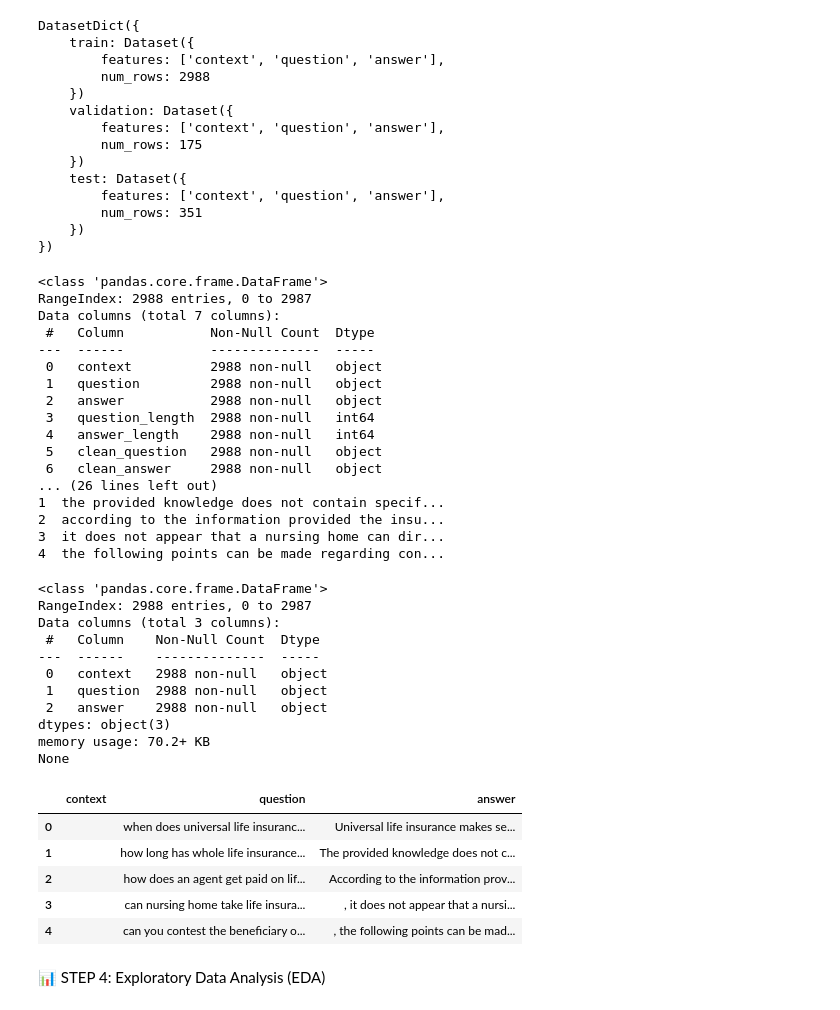
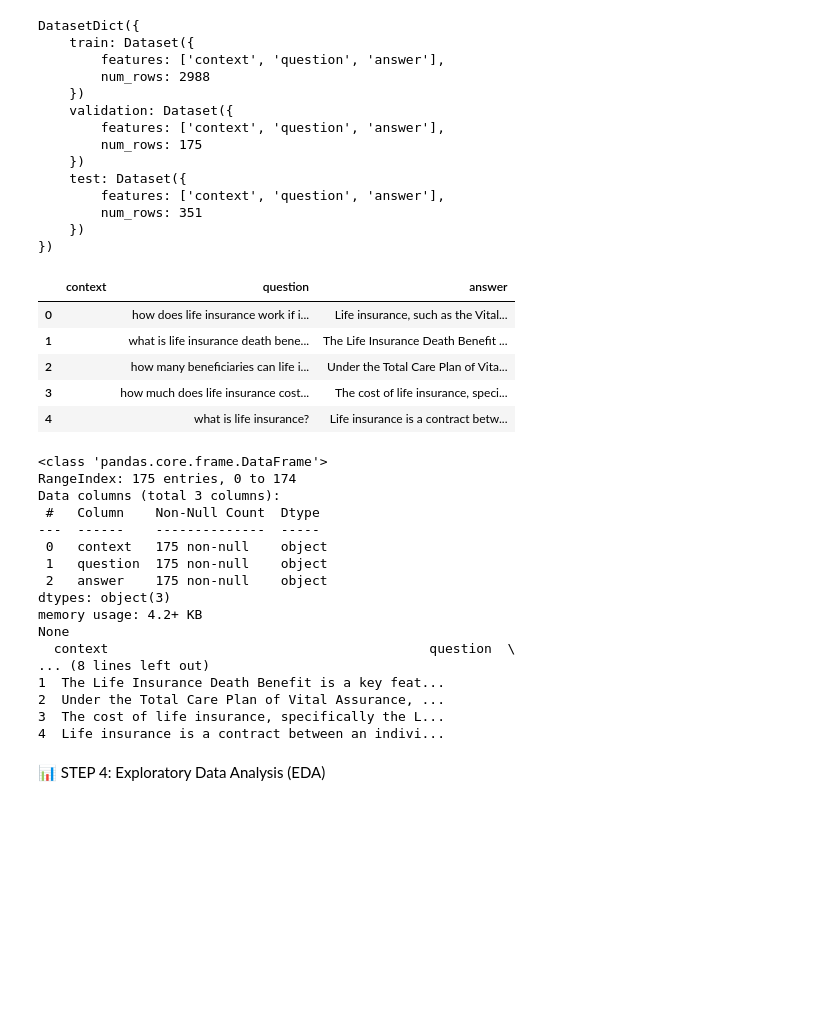
Before and after one commit to Jules-gatete/ML-Techniques-I---CHATBOT, a Jupyter notebook: Chatbot.ipynb, the cells around one changed output. Saved outputs shown, nothing was run; the diff lists cells and outputs as text; code cells hidden in the pictures; blank space fills up the shorter version.

```diff
--- a/Chatbot.ipynb
+++ b/Chatbot.ipynb
@@ -54,50 +69,39 @@ DatasetDict({
 # %%
 # Convert to DataFrame for EDA
 df = pd.DataFrame(dataset['train'])
+df = pd.DataFrame(dataset['test'])
+df = pd.DataFrame(dataset['validation'])
+
+df.head()
+# %% [output]
+|  | context | question | answer |
+| 0 |  | how does life insurance work if i... | Life insurance, such as the Vital... |
+| 1 |  | what is life insurance death bene... | The Life Insurance Death Benefit ... |
+| 2 |  | how many beneficiaries can life i... | Under the Total Care Plan of Vita... |
+| 3 |  | how much does life insurance cost... | The cost of life insurance, speci... |
+| 4 |  | what is life insurance? | Life insurance is a contract betw... |
 # %%
 # Show basic stats
 print(df.info())
 print(df.head())
 # %% [output]
 <class 'pandas.core.frame.DataFrame'>
-RangeIndex: 2988 entries, 0 to 2987
-Data columns (total 7 columns):
- #   Column           Non-Null Count  Dtype
----  ------           --------------  -----
- 0   context          2988 non-null   object
- 1   question         2988 non-null   object
- 2   answer           2988 non-null   object
- 3   question_length  2988 non-null   int64
- 4   answer_length    2988 non-null   int64
- 5   clean_question   2988 non-null   object
- 6   clean_answer     2988 non-null   object
-... (26 lines left out)
-1  the provided knowledge does not contain specif...
-2  according to the information provided the insu...
-3  it does not appear that a nursing home can dir...
-4  the following points can be made regarding con...
+RangeIndex: 175 entries, 0 to 174
+Data columns (total 3 columns):
+ #   Column    Non-Null Count  Dtype
+---  ------    --------------  -----
+ 0   context   175 non-null    object
+ 1   question  175 non-null    object
+ 2   answer    175 non-null    object
+dtypes: object(3)
+memory usage: 4.2+ KB
+None
+  context                                         question  \
+... (8 lines left out)
+1  The Life Insurance Death Benefit is a key feat...
+2  Under the Total Care Plan of Vital Assurance, ...
+3  The cost of life insurance, specifically the L...
+4  Life insurance is a contract between an indivi...
-# %%
-# Show basic stats
-print(df.info())
-df.head()
-# %% [output]
-<class 'pandas.core.frame.DataFrame'>
-RangeIndex: 2988 entries, 0 to 2987
-Data columns (total 3 columns):
- #   Column    Non-Null Count  Dtype
----  ------    --------------  -----
- 0   context   2988 non-null   object
- 1   question  2988 non-null   object
- 2   answer    2988 non-null   object
-dtypes: object(3)
-memory usage: 70.2+ KB
-None
-|  | context | question | answer |
-| 0 |  | when does universal life insuranc... | Universal life insurance makes se... |
-| 1 |  | how long has whole life insurance... | The provided knowledge does not c... |
-| 2 |  | how does an agent get paid on lif... | According to the information prov... |
-| 3 |  | can nursing home take life insura... | , it does not appear that a nursi... |
-| 4 |  | can you contest the beneficiary o... | , the following points can be mad... |
 # %% [markdown]
 📊 STEP 4: Exploratory Data Analysis (EDA)
 # %%
```
Also changed, not shown: parts of 12 cells of this notebook.
